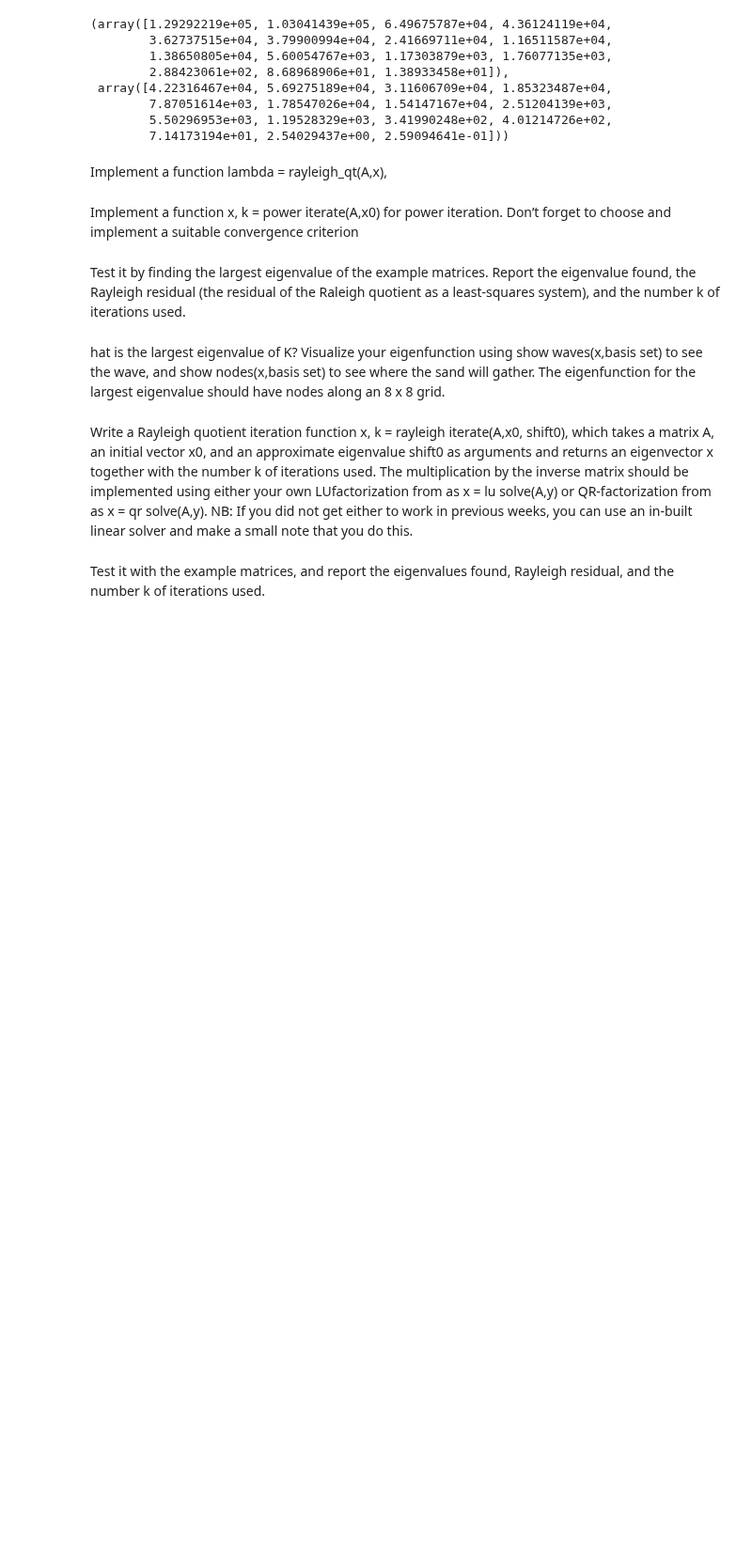
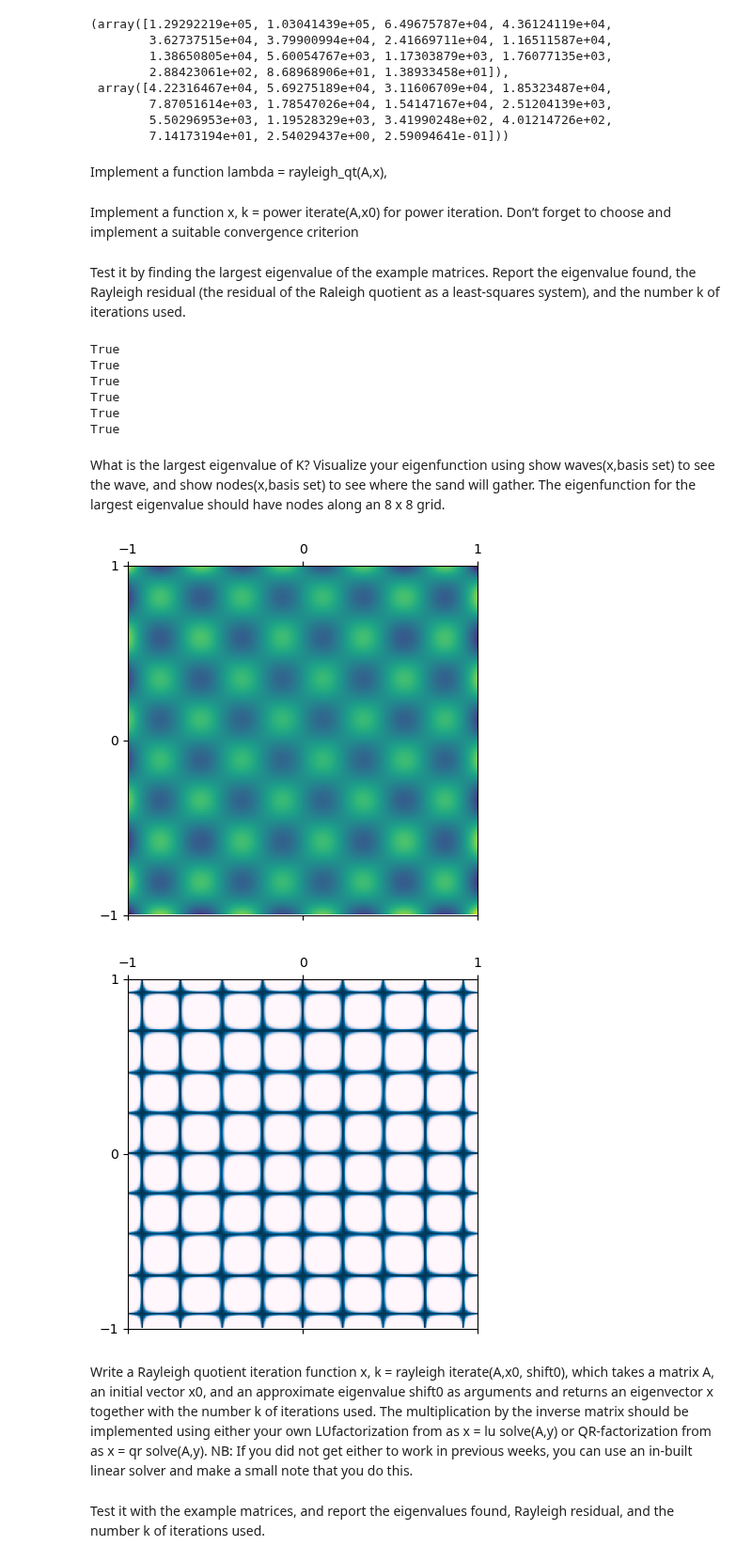
Before and after one commit to JakobSchauser/MscPhysics, a Jupyter notebook: Scientific Computing/Project2/project2.ipynb, the cells around one changed output. Shown at 94% size. Drawn from its saved outputs; the diff is of its cells as text; code cells hidden in the pictures; blank space fills up the shorter version.

Commit message:
Early work on project 2

```diff
--- a/Scientific Computing/Project2/project2.ipynb
+++ b/Scientific Computing/Project2/project2.ipynb
@@ -5,12 +8,13 @@ Kmat = np.load("Chladni-Kmat.npy")
 # %% [markdown]
 Implement centers,radii = gershgorin(A)
 # %%
-def gershgorin(A):
-    n = len(A)
+def gershgorin(A : ArrayLike) -> (ndarray, ndarray):
     centers = np.diag(A)
-    radii = np.zeros(n)
-    for i in range(n):
+
+    radii = np.zeros(A.shape[0])
+    for i in range(A.shape[0]):
         radii[i] = np.sum(np.abs(A[i,:])) - np.abs(A[i,i])
+
     return centers, radii
 # %% [markdown]
 Localize the eigenvalues of K, and report the disk centers and radii
@@ -27,15 +31,66 @@ gershgorin(Kmat)
         7.14173194e+01, 2.54029437e+00, 2.59094641e-01]))
 # %% [markdown]
 Implement a function lambda = rayleigh_qt(A,x),
-# %%
-def rayleigh_qt(A,x):
-    pass
+# %%
+def rayleigh_qt(A : ArrayLike,x : ArrayLike) -> float:
+    _lambda = x.T @ A @ x/(x.T @ x)
+    return _lambda
 # %% [markdown]
 Implement a function x, k = power iterate(A,x0) for power iteration. Don’t forget to choose and implement a suitable convergence criterion
+# %%
+def power_iterate(A : ArrayLike, x0 : ArrayLike) -> (ndarray, int):
+    x0 = x0.copy()
+    for k in range(10000):
+        ls = x0.copy()
+        x0 = A @ x0
+
+        # normalize?
+        x0 = x0/np.linalg.norm(x0)
+
+        if (np.linalg.norm(x0 - ls) < 1e-8):
+            break
+
+    return x0, k
 # %% [markdown]
 Test it by finding the largest eigenvalue of the example matrices. Report the eigenvalue found, the Rayleigh residual (the residual of the Raleigh quotient as a least-squares system), and the number k of iterations used.
+# %%
+from Project2_examplematrices import *
+
+examples = [A1, A2, A3, A4, A5, A6]
+example_answers = [eigvals1, eigvals2, eigvals3, eigvals4, eigvals5, eigvals6]
+
+for A, ans in zip(examples, example_answers):
+    centers, radii = gershgorin(A)
+
+    x, k = power_iterate(A, centers)
+    lambd = rayleigh_qt(A, x)
+    print(same(lambd, ans[0]))
+
+
+# TODO: print the right stuff
+# %% [output]
+True
+True
+True
+True
+True
+True
 # %% [markdown]
-hat is the largest eigenvalue of K? Visualize your eigenfunction using show waves(x,basis set) to see the wave, and show nodes(x,basis set) to see where the sand will gather. The eigenfunction for the largest eigenvalue should have nodes along an 8 x 8 grid.
+What is the largest eigenvalue of K? Visualize your eigenfunction using show waves(x,basis set) to see the wave, and show nodes(x,basis set) to see where the sand will gather. The eigenfunction for the largest eigenvalue should have nodes along an 8 x 8 grid.
+# %%
+from chladni_show import show_waves, show_nodes
+A = Kmat
+
+centers, radii = gershgorin(A)
+
+x, k = power_iterate(A, centers)
+
+lambd = rayleigh_qt(A, x)
+show_waves(x)
+show_nodes(x)
+# %% [output]
+[figure, added]
+[figure, added]
 # %% [markdown]
 Write a Rayleigh quotient iteration function x, k = rayleigh iterate(A,x0, shift0), which takes a matrix A, an initial vector x0, and an approximate eigenvalue shift0 as arguments and returns an eigenvector x together with the number k of iterations used. The multiplication by the inverse matrix should be implemented using either your own LUfactorization from as x = lu solve(A,y) or QR-factorization from as x = qr solve(A,y). NB: If you did not get either to work in previous weeks, you can use an in-built linear solver and make a small note that you do this.
 # %% [markdown]
```
Also changed, not shown: parts of 8 cells of this notebook, 1 other file.
